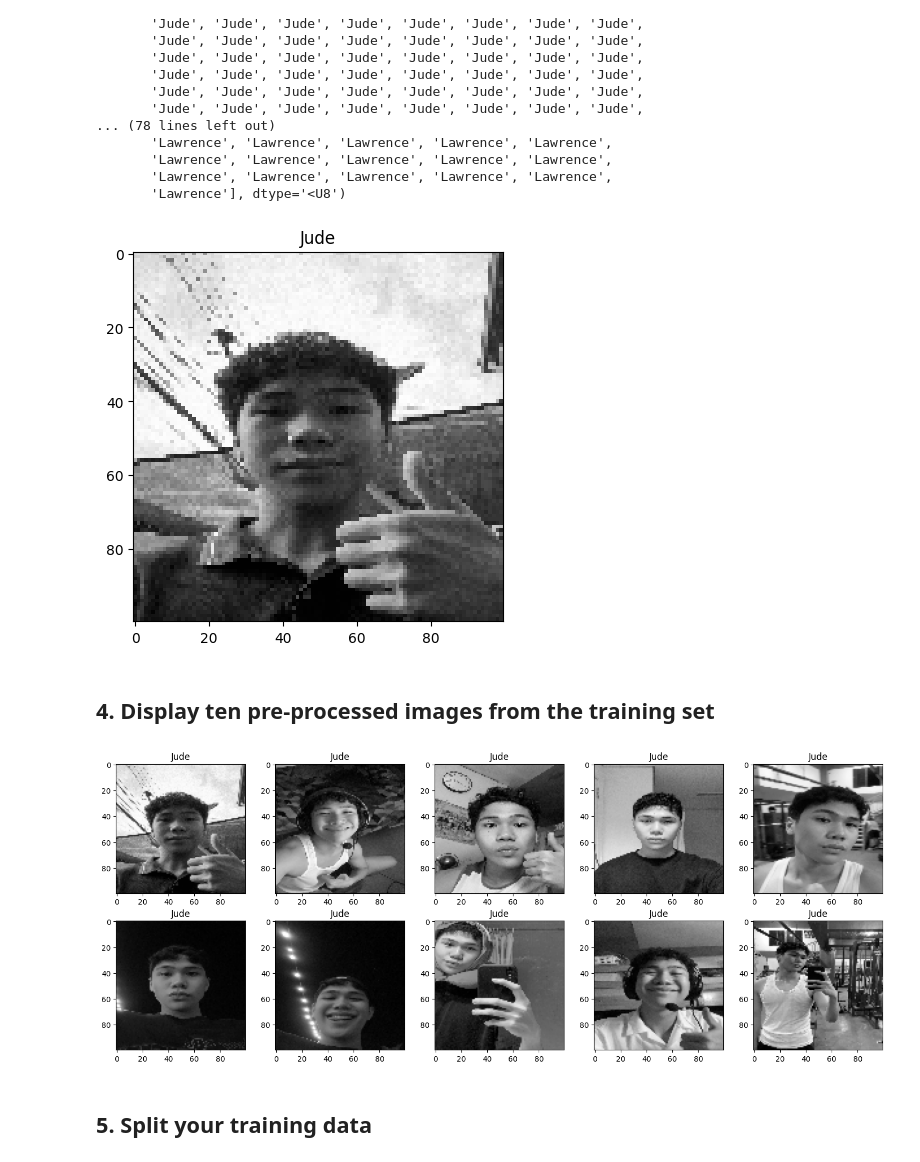
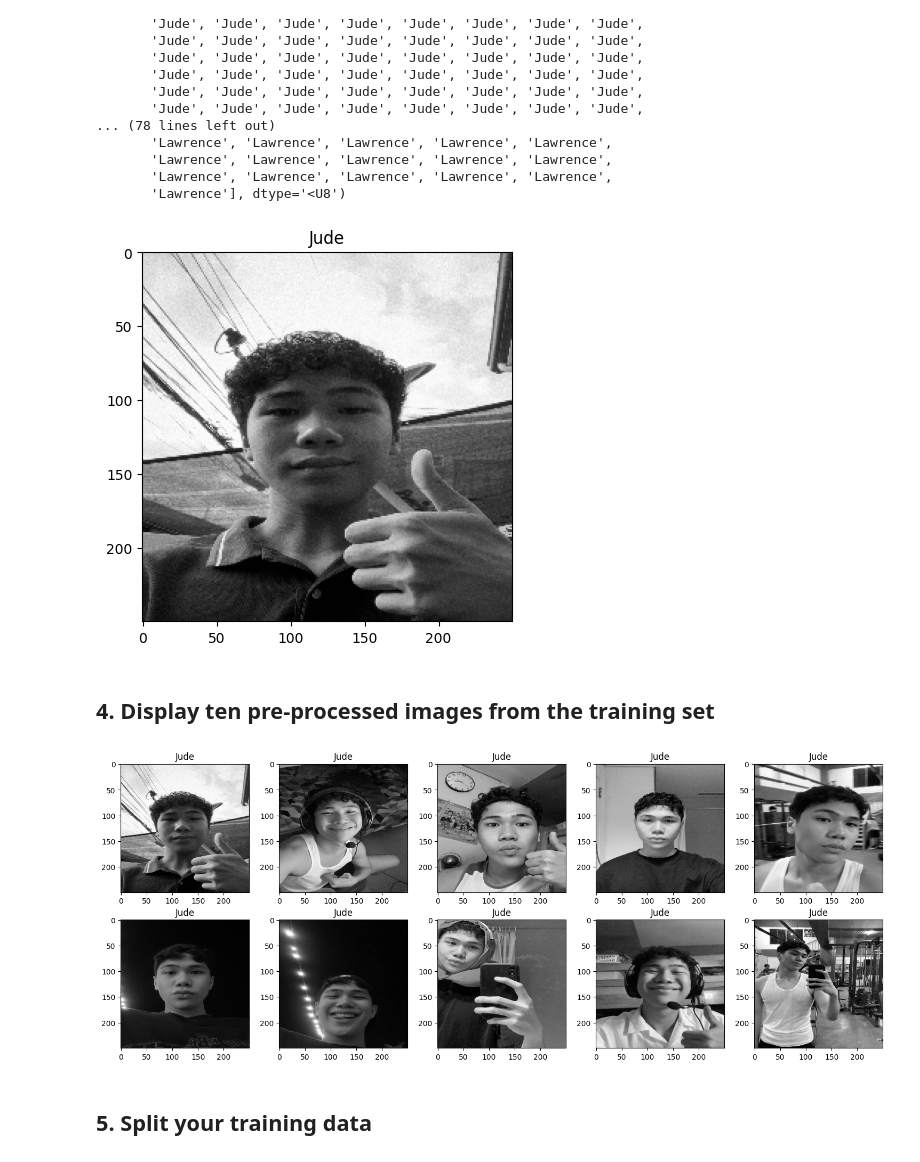
Before and after one commit to luvr1/CCMACLRL_EXERCISES, a Jupyter notebook: Reyes_Exercise5.ipynb, the cells around one changed output. Cells and saved outputs as stored; diff of their text form; code cells hidden in the pictures.

```diff
--- a/Reyes_Exercise5.ipynb
+++ b/Reyes_Exercise5.ipynb
@@ -94,7 +94,7 @@ def load_images_from_folder(folder):
             img_path = os.path.join(person_folder, filename)
             img = cv2.imread(img_path)
             img = cv2.cvtColor(img, cv2.COLOR_BGR2GRAY)
-            img = cv2.resize(img, (100, 100))
+            img = cv2.resize(img, (250, 250))
             images.append(img.flatten())
             labels.append(person_name)
     return np.array(images), np.array(labels)
@@ -122,14 +122,14 @@ array(['Jude', 'Jude', 'Jude', 'Jude', 'Jude', 'Jude', 'Jude', 'Jude',
        'Lawrence', 'Lawrence', 'Lawrence', 'Lawrence', 'Lawrence',
        'Lawrence'], dtype='<U8')
 # %%
-image = images[0].reshape(100,100)
+image = images[0].reshape(250,250)
 name = labels[0]
 plt.imshow(image, cmap="gray")
 plt.title(name)
 plt.axis('on')
 plt.show()
 # %% [output]
-[figure, old version]
+[figure, new version]
 # %% [markdown]
 ## 4. Display ten pre-processed images from the training set
 # %%
@@ -138,7 +138,7 @@ fig, axes = plt.subplots(2, 5, figsize=(15, 6))
 axes = axes.flatten()
 
 for i in range(num_faces):
-    image = images[i].reshape(100,100)
+    image = images[i].reshape(250,250)
     name = labels[i]
 
     axes[i].imshow(image, cmap='gray')
@@ -148,7 +148,7 @@ for i in range(num_faces):
 plt.tight_layout()
 plt.show()
 # %% [output]
-[figure, old version]
+[figure, new version]
 # %% [markdown]
 ## 5. Split your training data
 # %%
```
Also changed, not shown: parts of 1 cell of this notebook.
